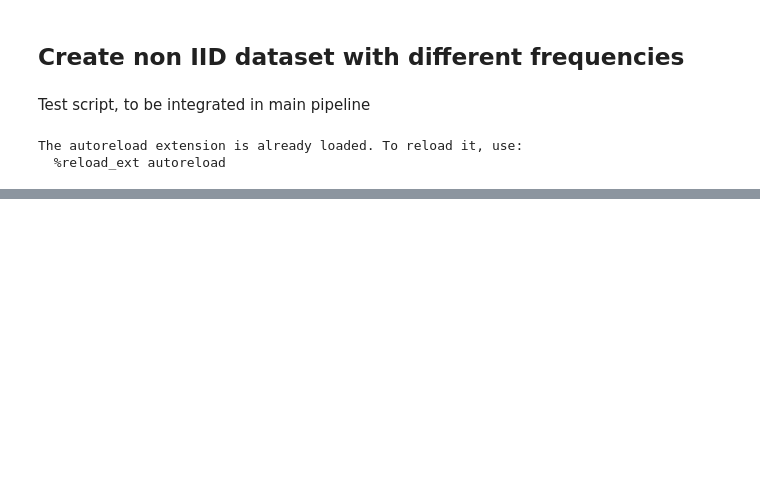
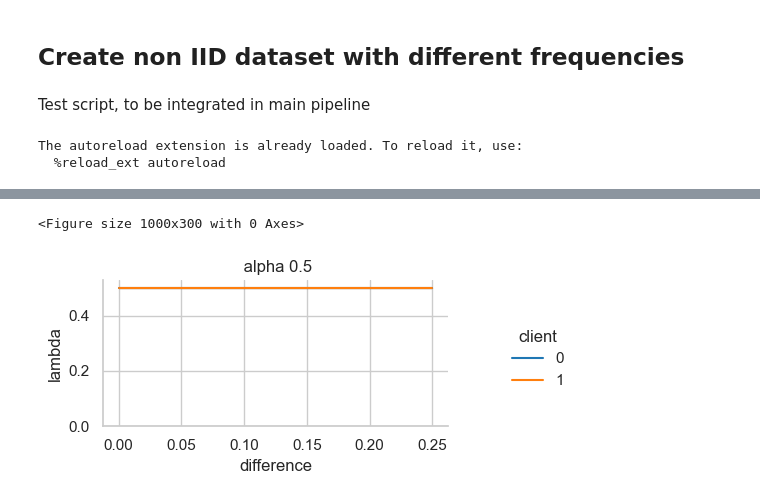
Before and after one commit to luisas/fl4tsf, a Jupyter notebook: analysis/06a_noniid_freq.ipynb, the cells around one changed output, grey strips where cells are left out. Drawn from its saved outputs; the diff is of its cells as text; code cells hidden in the pictures; blank space fills up the shorter version.

```diff
--- a/analysis/06a_noniid_freq.ipynb
+++ b/analysis/06a_noniid_freq.ipynb
@@ -638,0 +302,78 @@ FileNotFoundError: [Errno 2] No such file or directory: '../data/luisa_offset_0.
+# %%
+######################################
+#  Plot the lambdas vs difference
+#######################################
+df_summary = pd.DataFrame()
+for file in result_json:
+    print(f"Processing file {file}...")
+    # maxfreq find anything with maxfreq_ in the filename and extract what is after the _
+    max_freq = float(file.split("maxfreq_")[-1].split("_")[0].split("/")[0])
+    print(f"Max frequency: {max_freq}")
+    difference = max_freq - start_freq
+    df_centralized_evaluate_temp, df_federated_evaluate_temp, df_aggregation_temp = read_loss_file(file)
+    # merge by round
+    df_summary_temp = pd.concat([df_centralized_evaluate_temp, df_federated_evaluate_temp])
+    # merge df aggregation by round
+    df_aggregation_temp['round'] = df_aggregation_temp['round'].astype(int)
+    df_summary_temp = df_summary_temp.merge(df_aggregation_temp, on=['round', "alpha"], how='left')
+    df_summary_temp['max_freq'] = max_freq
+    df_summary_temp['difference'] = difference
+    df_summary = pd.concat([df_summary, df_summary_temp])
+
+    # add df_aggregation to df_summary
+# remove round 0
+df_summary[['round', 'loss', 'aggregation', 'alpha', 'max_freq', 'difference']]
+
+# from df summary print x the rounds and y the lambdas
+df_summary['round'] = df_summary['round'].astype(int)
+df_summary = df_summary[df_summary['round'] > 0]  # filter out round 0
+# explode lambdas
+# lambdas contains a vector
+# take out the 2 lambdas and put them in a new column called lambda and a new column called client and containig 0 or 1\
+df_summary['lambda_0'] = df_summary['lambdas'].apply(lambda x: x[0] if isinstance(x, list) and len(x) > 0 else np.nan)
+df_summary['lambda_1'] = df_summary['lambdas'].apply(lambda x: x[1] if isinstance(x, list) and len(x) > 1 else np.nan)
+df0 = df_summary[['round', 'difference', 'lambda_0', 'aggregation', 'alpha']].copy()
+df0['client'] = 0
+df0 = df0.rename(columns={'lambda_0': 'lambda'})
+df1 = df_summary[['round', 'difference', 'lambda_1', 'aggregation', 'alpha']].copy()
+df1.rename(columns={'lambda_1': 'lambda'}, inplace=True)
+df1['client'] = 1
+df_summary_lambdas = pd.concat([df0, df1], ignore_index=True)
+
+
+# ensure round is int
+# plot
+plt.figure(figsize=(10, 3))
+# Create FacetGrid
+g = sns.FacetGrid(
+    df_summary_lambdas,
+    col="alpha",
+    height=2.5,
+    aspect=1.5,  # Width = height * aspect
+    sharey=True
+)
+
+# Map the lineplot onto the grid
+g.map_dataframe(
+    sns.lineplot,
+    x='difference',
+    y='lambda',
+    hue="client",
+    palette='tab10'
+)
+
+# Adjustments
+g.set_titles(" alpha {col_name}")
+g.set(ylim=(0, None))
+
+
+
+# Move legend outside
+g.add_legend(title ="client")
+g._legend.set_bbox_to_anchor((1.05, 0.5))
+# legend
+g._legend.set_loc("center left")
+# title
+plt.tight_layout()
+plt.show()
+# %% [output]
@@ -638,0 +388,2 @@ FileNotFoundError: [Errno 2] No such file or directory: '../data/luisa_offset_0.
+<Figure size 1000x300 with 0 Axes>
+[figure, added]
```
Also changed, not shown: parts of 29 cells of this notebook, 4 other files.
